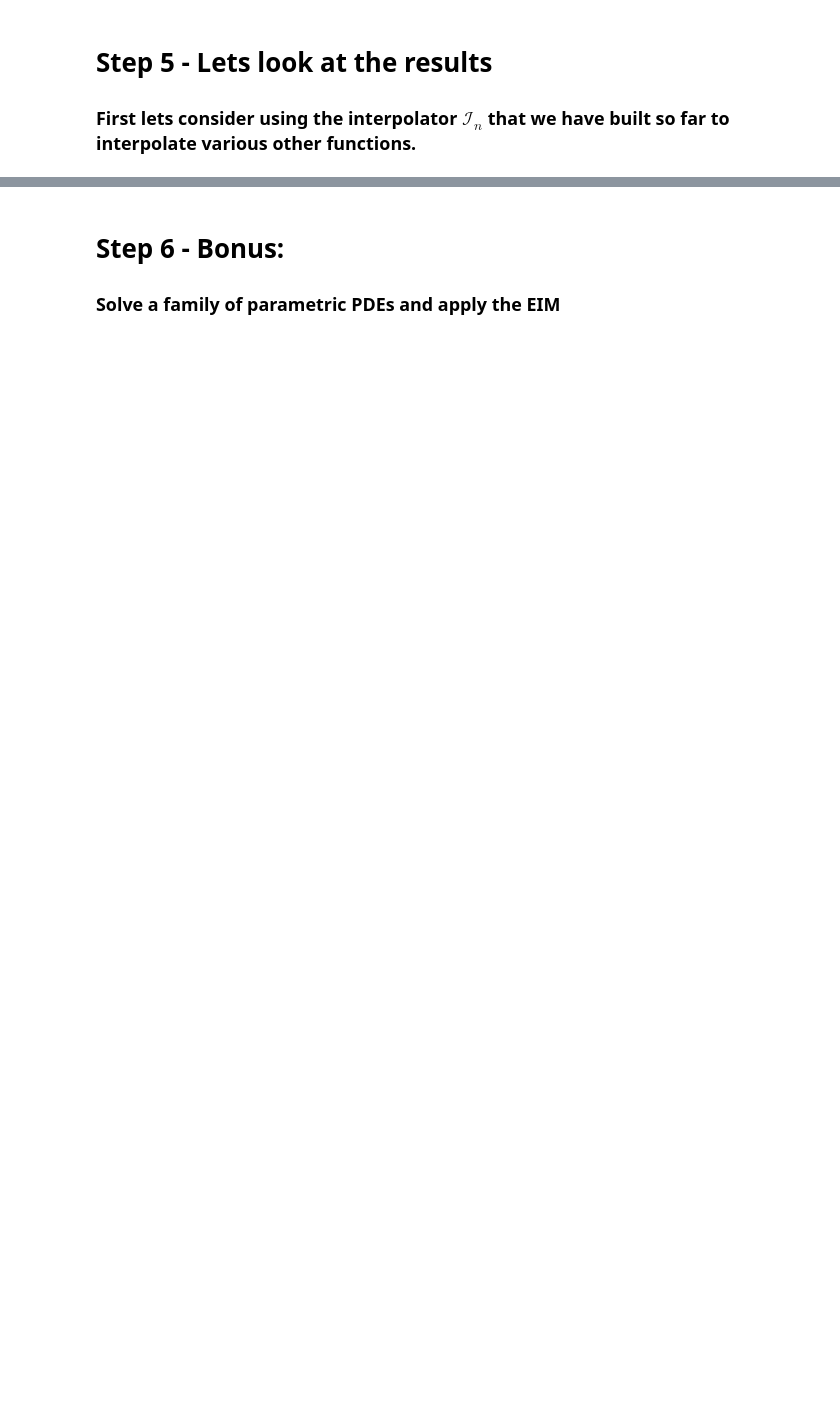
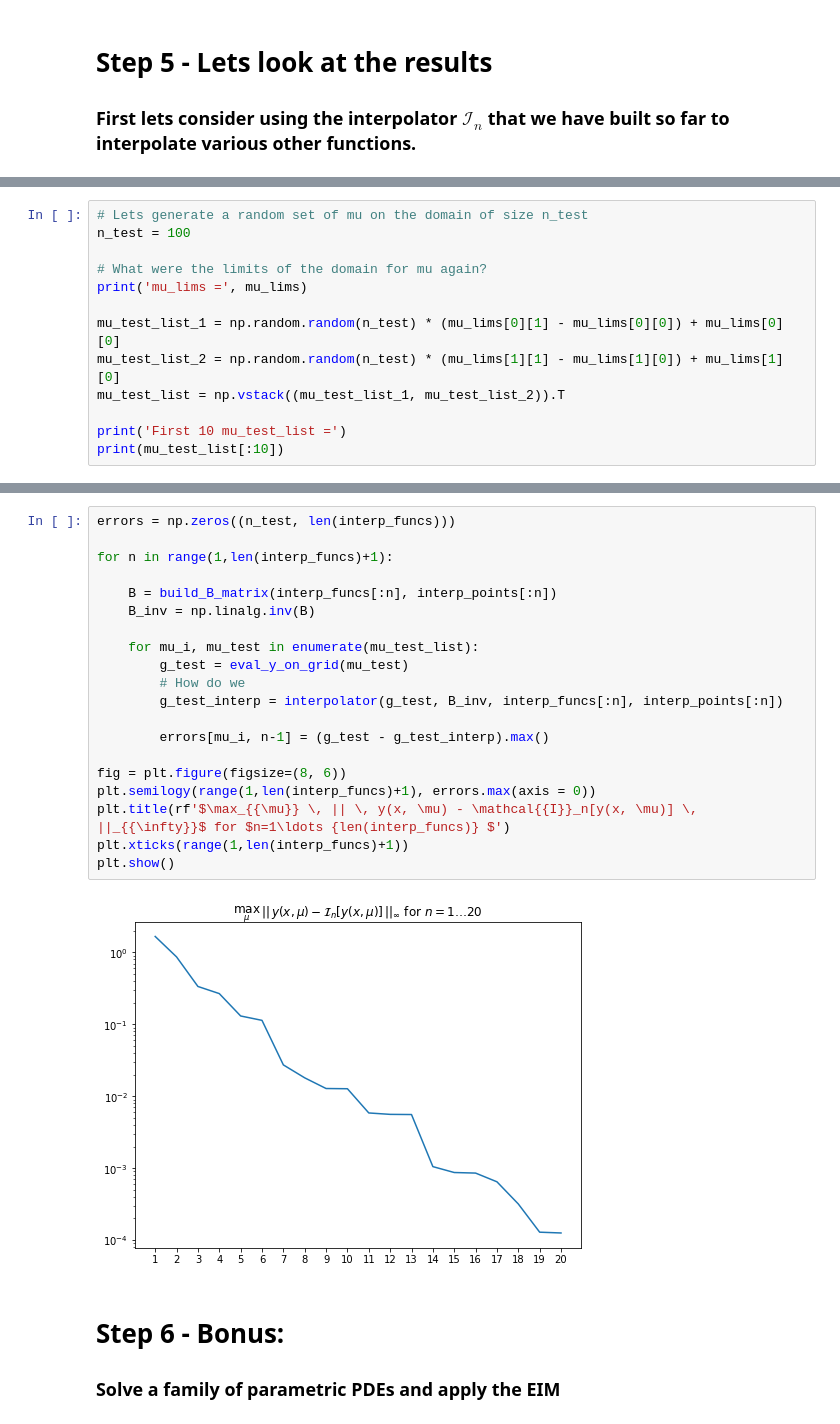
Before and after one commit to james-nichols/presentations_and_workshops, a Jupyter notebook: 2019_06_sparsity4psl/intro_to_EIM.ipynb, the cells around one changed output, grey strips where cells are left out. Drawn from its saved outputs; the diff is of its cells as text; blank space fills up the shorter version.

```diff
--- a/2019_06_sparsity4psl/intro_to_EIM.ipynb
+++ b/2019_06_sparsity4psl/intro_to_EIM.ipynb
@@ -375,0 +445,13 @@ Selected parameters $\mu_i$:
+# %%
+# Lets generate a random set of mu on the domain of size n_test
+n_test = 100
+
+# What were the limits of the domain for mu again?
+print('mu_lims =', mu_lims)
+
+mu_test_list_1 = np.random.random(n_test) * (mu_lims[0][1] - mu_lims[0][0]) + mu_lims[0][0]
+mu_test_list_2 = np.random.random(n_test) * (mu_lims[1][1] - mu_lims[1][0]) + mu_lims[1][0]
+mu_test_list = np.vstack((mu_test_list_1, mu_test_list_2)).T
+
+print('First 10 mu_test_list =')
+print(mu_test_list[:10])
@@ -376,3 +471,25 @@ Selected parameters $\mu_i$:
+# %%
+errors = np.zeros((n_test, len(interp_funcs)))
+
+for n in range(1,len(interp_funcs)+1):
+
+    B = build_B_matrix(interp_funcs[:n], interp_points[:n])
+    B_inv = np.linalg.inv(B)
+
+    for mu_i, mu_test in enumerate(mu_test_list):
+        g_test = eval_y_on_grid(mu_test)
+        # How do we
+        g_test_interp = interpolator(g_test, B_inv, interp_funcs[:n], interp_points[:n])
+
+        errors[mu_i, n-1] = (g_test - g_test_interp).max()
+
+fig = plt.figure(figsize=(8, 6))
+plt.semilogy(range(1,len(interp_funcs)+1), errors.max(axis = 0))
+plt.title(rf'$\max_{{\mu}} \, || \, y(x, \mu) - \mathcal{{I}}_n[y(x, \mu)] \, ||_{{\infty}}$ for $n=1\ldots {len(interp_funcs)} $')
+plt.xticks(range(1,len(interp_funcs)+1))
+plt.show()
+# %% [output]
+[figure, added]
 # %% [markdown]
 # Step 6 - Bonus:
 ### Solve a family of parametric PDEs and apply the EIM
```
Also changed, not shown: parts of 22 cells of this notebook.
